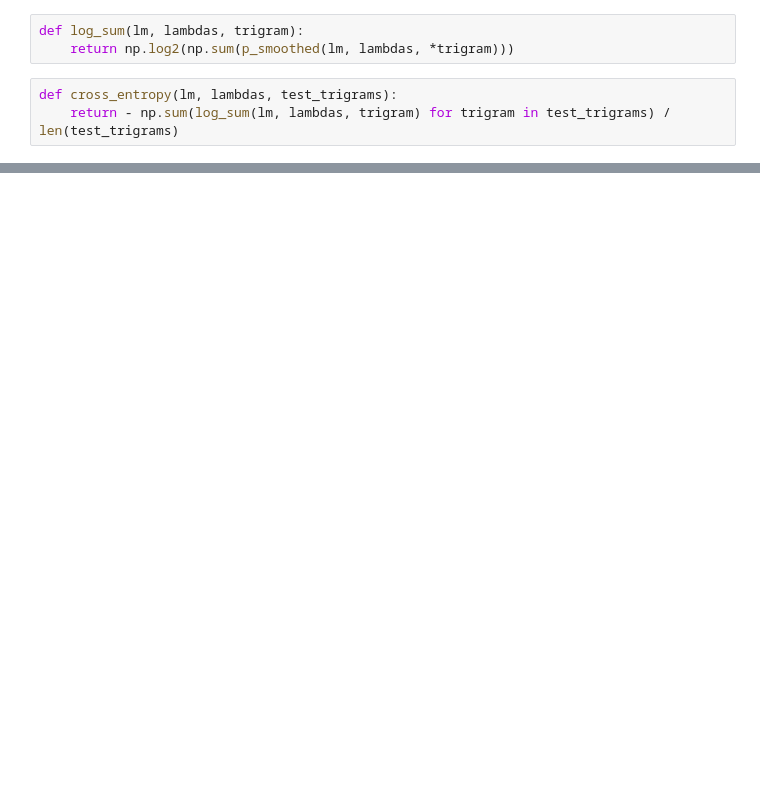
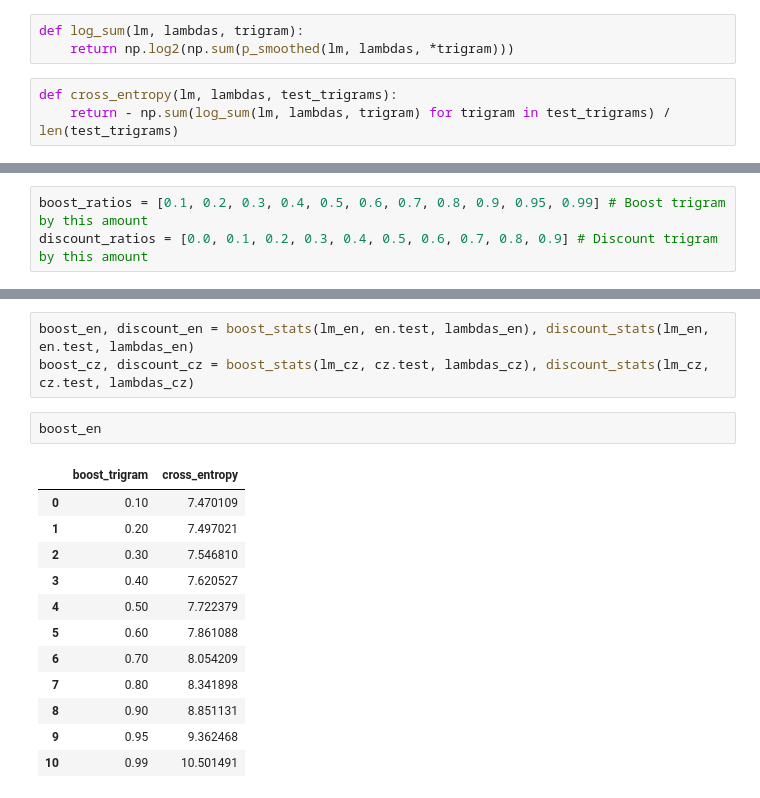
Before and after one commit to Hyperparticle/lct-master, a Jupyter notebook: charles-university/statistical-nlp/assignment-1/nlp-assignment-1.ipynb, the cells around one changed output, grey strips where cells are left out. Saved outputs shown, nothing was run; the diff lists cells and outputs as text; blank space fills up the shorter version.

```diff
--- a/charles-university/statistical-nlp/assignment-1/nlp-assignment-1.ipynb
+++ b/charles-university/statistical-nlp/assignment-1/nlp-assignment-1.ipynb
@@ -479,0 +524,3 @@ cross_entropy(lm_en, np.array([0, 0, 0, 1]), LanguageModel(en.train).trigrams)
+# %%
+boost_ratios = [0.1, 0.2, 0.3, 0.4, 0.5, 0.6, 0.7, 0.8, 0.9, 0.95, 0.99] # Boost trigram by this amount
+discount_ratios = [0.0, 0.1, 0.2, 0.3, 0.4, 0.5, 0.6, 0.7, 0.8, 0.9] # Discount trigram by this amount
@@ -479,0 +551,18 @@ cross_entropy(lm_en, np.array([0, 0, 0, 1]), LanguageModel(en.train).trigrams)
+# %%
+boost_en, discount_en = boost_stats(lm_en, en.test, lambdas_en), discount_stats(lm_en, en.test, lambdas_en)
+boost_cz, discount_cz = boost_stats(lm_cz, cz.test, lambdas_cz), discount_stats(lm_cz, cz.test, lambdas_cz)
+# %%
+boost_en
+# %% [output]
+|  | boost_trigram | cross_entropy |
+| 0 | 0.10 | 7.470109 |
+| 1 | 0.20 | 7.497021 |
+| 2 | 0.30 | 7.546810 |
+| 3 | 0.40 | 7.620527 |
+| 4 | 0.50 | 7.722379 |
+| 5 | 0.60 | 7.861088 |
+| 6 | 0.70 | 8.054209 |
+| 7 | 0.80 | 8.341898 |
+| 8 | 0.90 | 8.851131 |
+| 9 | 0.95 | 9.362468 |
+| 10 | 0.99 | 10.501491 |
```
Also changed, not shown: parts of 27 cells of this notebook.
